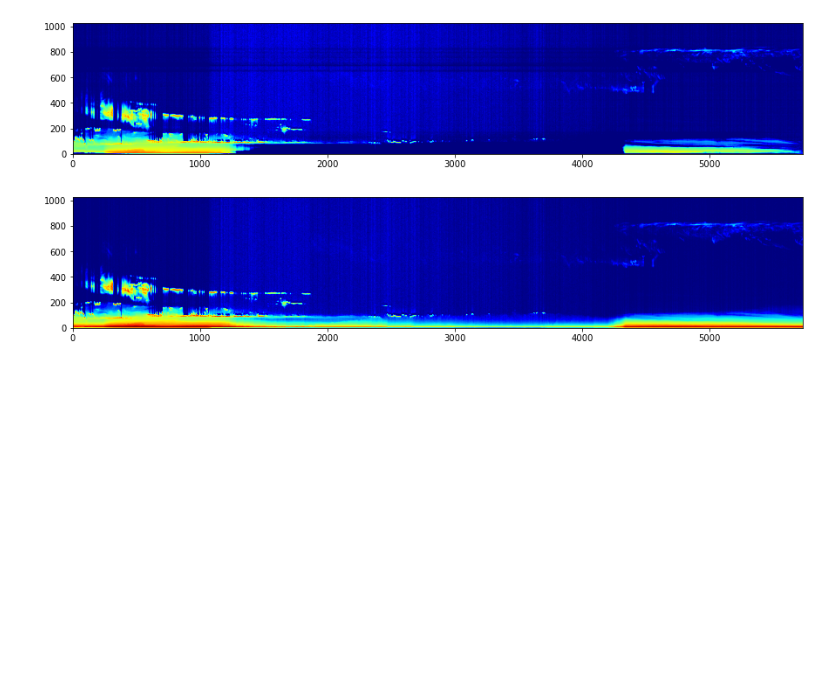
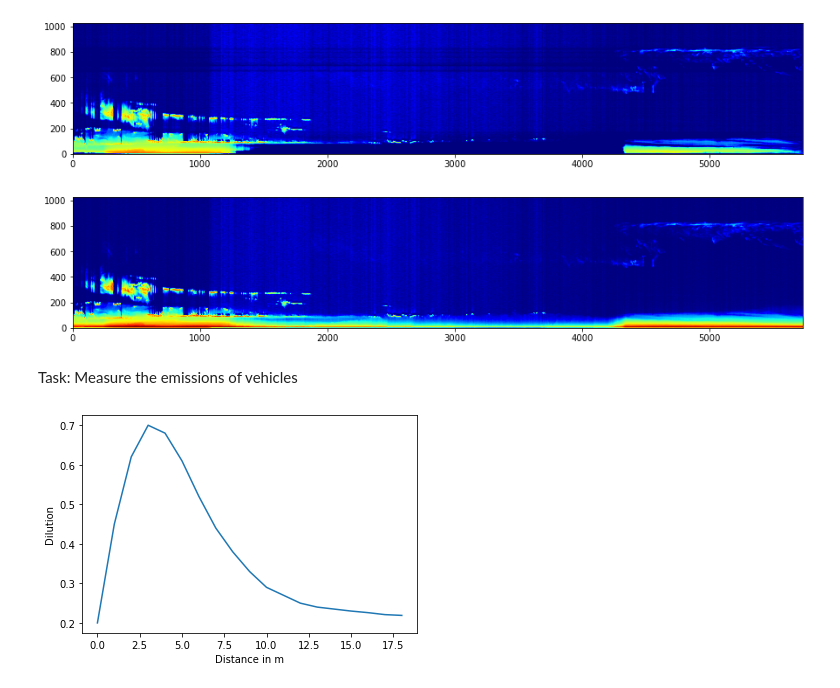
Before and after one commit to d3sp3r4t3Student/Observation-and-Data-Processing, a Jupyter notebook: lecture_tasks.ipynb, the cells around one changed output. Saved outputs shown, nothing was run; the diff lists cells and outputs as text; code cells hidden in the pictures; blank space fills up the shorter version.

```diff
--- a/lecture_tasks.ipynb
+++ b/lecture_tasks.ipynb
@@ -121,3 +121,19 @@ ax.invert_yaxis()
 plt.show()
 # %% [output]
 [figure]
+# %% [markdown]
+Task: Measure the emissions of vehicles
+# %%
+dilution=np.array([0.2,0.45,0.62, 0.7,
+0.68,0.61,0.52,0.44,0.38,0.33,0.29,0.27,
+0.25,0.24,0.235,0.23,0.226,0.221,0.219])
+
+b=np.array([35.42,37.93,39.33,41.91,45.07,
+48.86,55.,61.35,69.78,77.12,78.72,76.4])
+# %%
+plt.plot(dilution)
+plt.ylabel('Dilution')
+plt.xlabel('Distance in m')
+plt.show()
+# %% [output]
+[figure, added]
```
Also changed, not shown: parts of 3 cells of this notebook.
